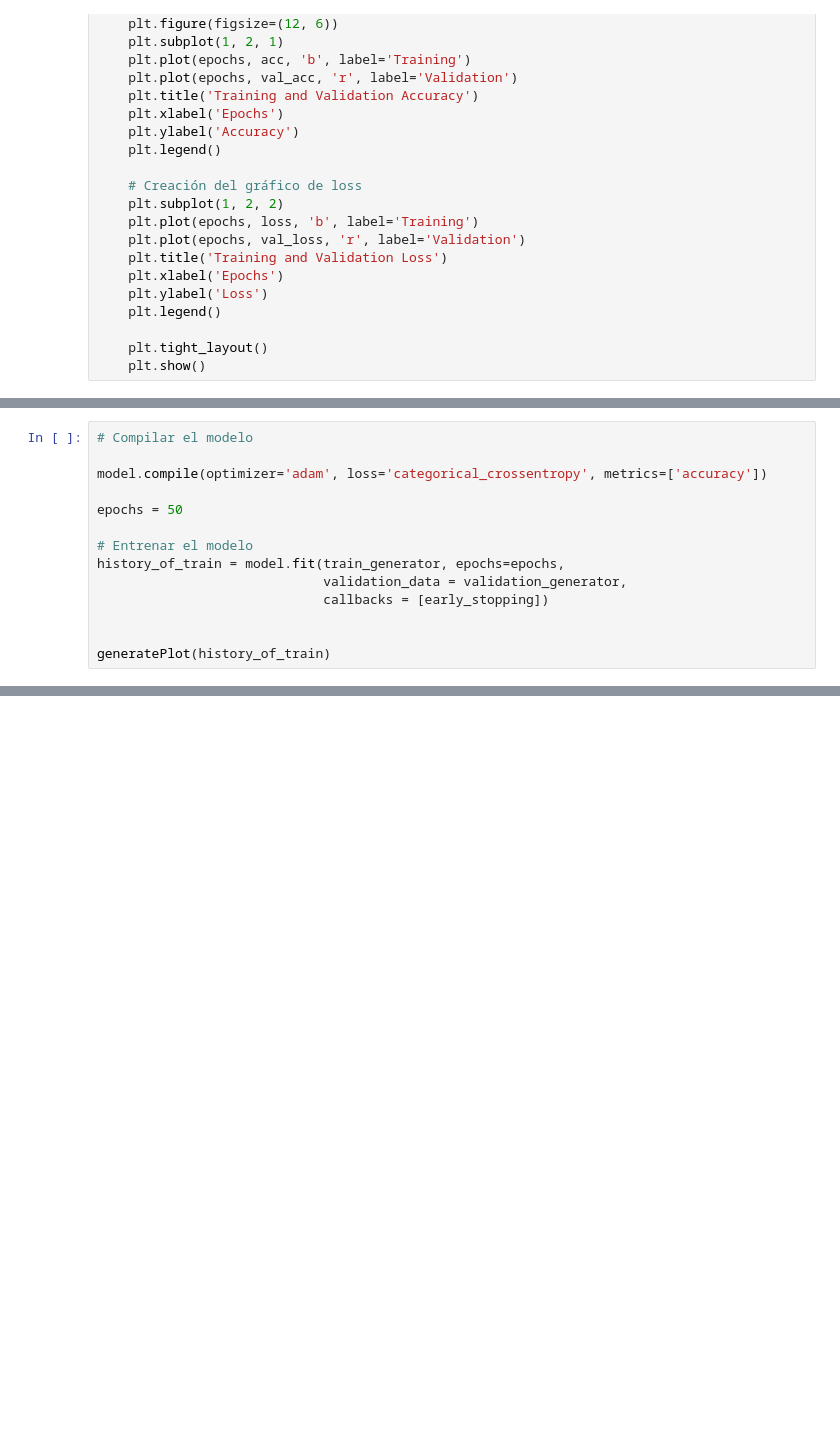
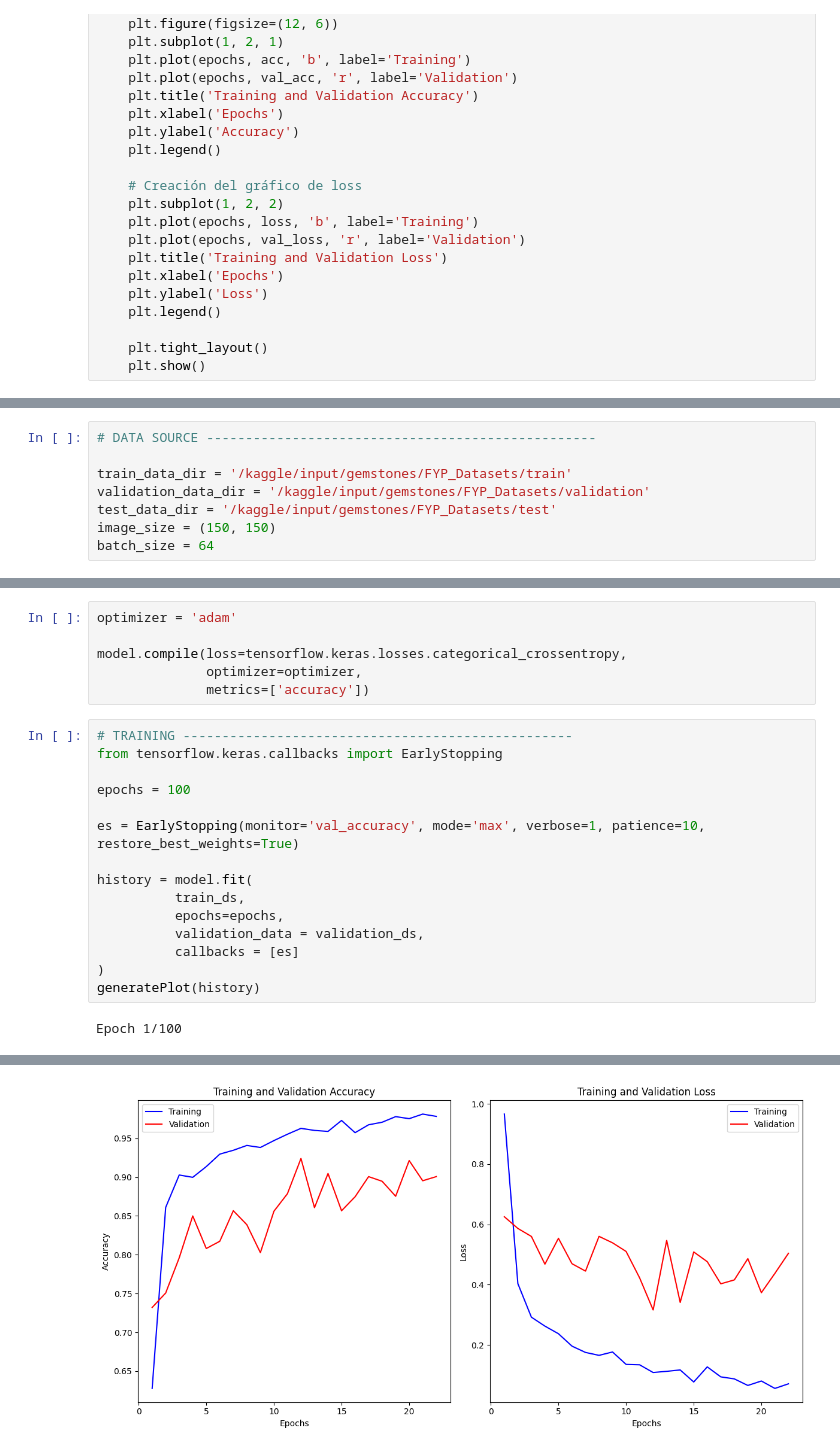
Before and after one commit to Cherly5/Practica2, a Jupyter notebook: gemstones-classification.ipynb, the cells around one changed output, grey strips where cells are left out. Cells and saved outputs as stored; diff of their text form; blank space fills up the shorter version.

```diff
--- a/gemstones-classification.ipynb
+++ b/gemstones-classification.ipynb
@@ -49 +50,9 @@ tf.random.set_seed(seed_value) # Semilla para TensorFlow/Keras
+# %%
+# DATA SOURCE --------------------------------------------------
+
+train_data_dir = '/kaggle/input/gemstones/FYP_Datasets/train'
+validation_data_dir = '/kaggle/input/gemstones/FYP_Datasets/validation'
+test_data_dir = '/kaggle/input/gemstones/FYP_Datasets/test'
+image_size = (150, 150)
+batch_size = 64
 # %%
@@ -143,14 +141,0 @@ early_stopping = EarlyStopping(monitor='val_loss', patience=5)  # 'patience' es
-# %%
-# Compilar el modelo
-
-model.compile(optimizer='adam', loss='categorical_crossentropy', metrics=['accuracy'])
-
-epochs = 50
-
-# Entrenar el modelo
-history_of_train = model.fit(train_generator, epochs=epochs,
-                             validation_data = validation_generator,
-                             callbacks = [early_stopping])
-
-
-generatePlot(history_of_train)
@@ -177,0 +142,23 @@ Epoch 14/50
+# %%
+optimizer = 'adam'
+
+model.compile(loss=tensorflow.keras.losses.categorical_crossentropy,
+              optimizer=optimizer,
+              metrics=['accuracy'])
+# %%
+# TRAINING --------------------------------------------------
+from tensorflow.keras.callbacks import EarlyStopping
+
+epochs = 100
+
+es = EarlyStopping(monitor='val_accuracy', mode='max', verbose=1, patience=10, restore_best_weights=True)
+
+history = model.fit(
+          train_ds,
+          epochs=epochs,
+          validation_data = validation_ds,
+          callbacks = [es]
+)
+generatePlot(history)
+# %% [output]
+Epoch 1/100
@@ -178 +183,2 @@ Epoch 14/50
+[figure, added]
 # %%
```
Also changed, not shown: parts of 11 cells of this notebook.
